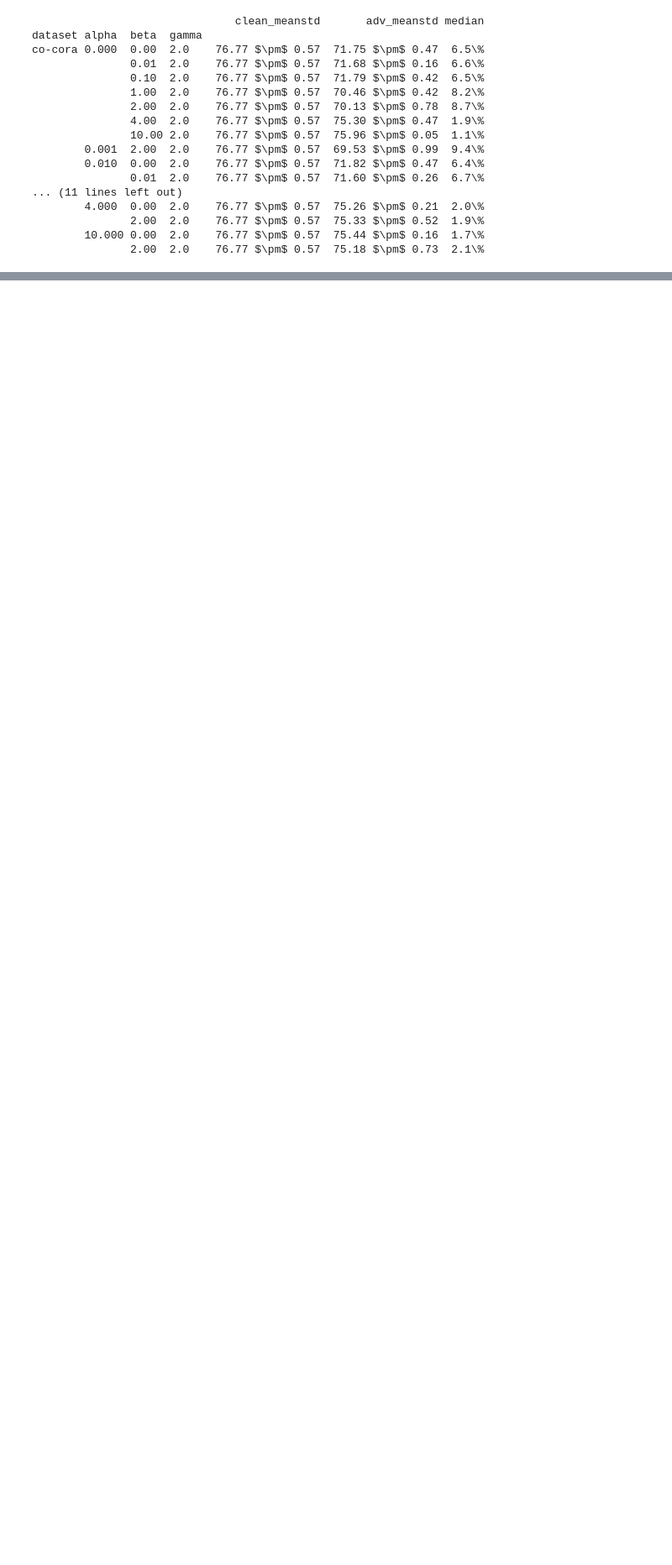
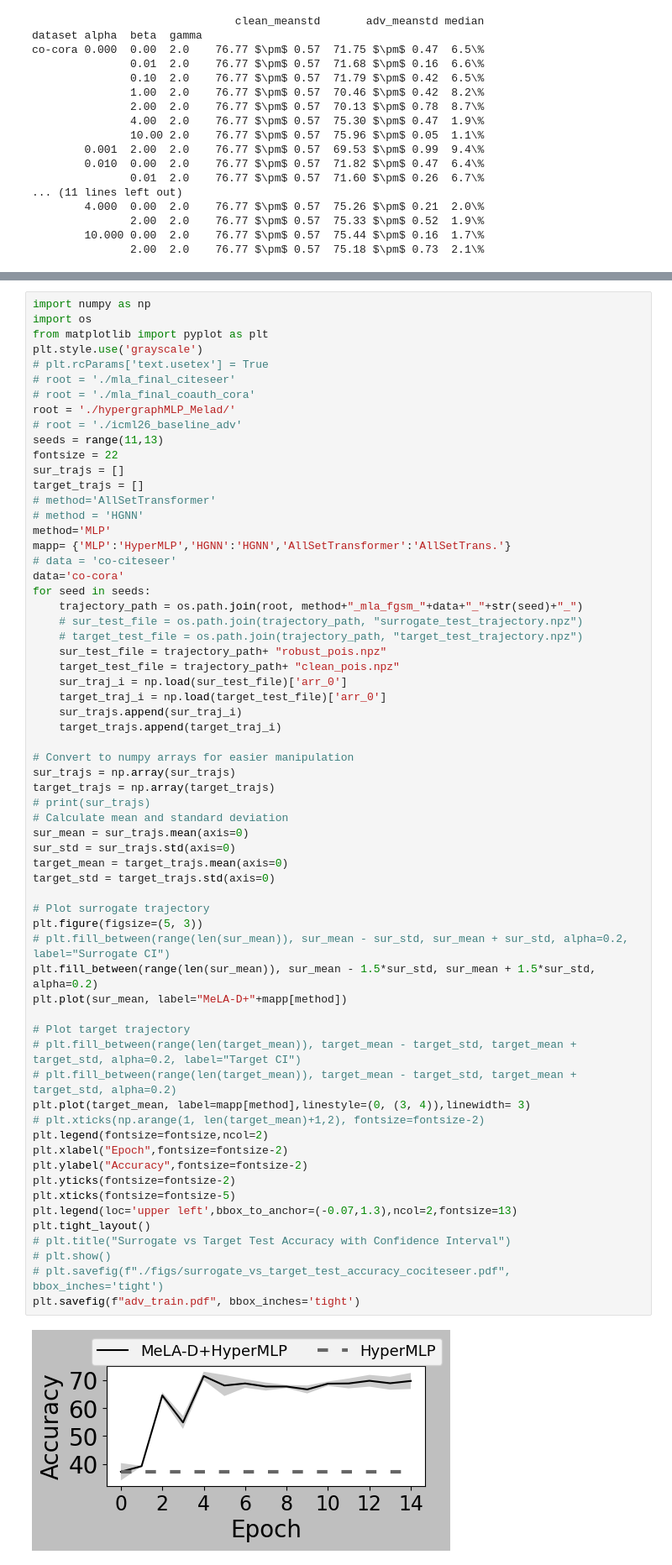
Before and after one commit to toggled/mela, a Jupyter notebook: src/plot.ipynb, the cells around one changed output, grey strips where cells are left out. Shown at 84% size. Drawn from its saved outputs; the diff is of its cells as text; blank space fills up the shorter version.

```diff
--- a/src/plot.ipynb
+++ b/src/plot.ipynb
@@ -231,0 +1664,65 @@ co-cora 0.000  0.00  2.0    76.77 $\pm$ 0.57  71.75 $\pm$ 0.47  6.5\%
+# %%
+import numpy as np
+import os
+from matplotlib import pyplot as plt
+plt.style.use('grayscale')
+# plt.rcParams['text.usetex'] = True
+# root = './mla_final_citeseer'
+# root = './mla_final_coauth_cora'
+root = './hypergraphMLP_Melad/'
+# root = './icml26_baseline_adv'
+seeds = range(11,13)
+fontsize = 22
+sur_trajs = []
+target_trajs = []
+# method='AllSetTransformer'
+# method = 'HGNN'
+method='MLP'
+mapp= {'MLP':'HyperMLP','HGNN':'HGNN','AllSetTransformer':'AllSetTrans.'}
+# data = 'co-citeseer'
+data='co-cora'
+for seed in seeds:
+    trajectory_path = os.path.join(root, method+"_mla_fgsm_"+data+"_"+str(seed)+"_")
+    # sur_test_file = os.path.join(trajectory_path, "surrogate_test_trajectory.npz")
+    # target_test_file = os.path.join(trajectory_path, "target_test_trajectory.npz")
+    sur_test_file = trajectory_path+ "robust_pois.npz"
+    target_test_file = trajectory_path+ "clean_pois.npz"
+    sur_traj_i = np.load(sur_test_file)['arr_0']
+    target_traj_i = np.load(target_test_file)['arr_0']
+    sur_trajs.append(sur_traj_i)
+    target_trajs.append(target_traj_i)
+
+# Convert to numpy arrays for easier manipulation
+sur_trajs = np.array(sur_trajs)
+target_trajs = np.array(target_trajs)
+# print(sur_trajs)
+# Calculate mean and standard deviation
+sur_mean = sur_trajs.mean(axis=0)
+sur_std = sur_trajs.std(axis=0)
+target_mean = target_trajs.mean(axis=0)
+target_std = target_trajs.std(axis=0)
+
+# Plot surrogate trajectory
+plt.figure(figsize=(5, 3))
+# plt.fill_between(range(len(sur_mean)), sur_mean - sur_std, sur_mean + sur_std, alpha=0.2, label="Surrogate CI")
+plt.fill_between(range(len(sur_mean)), sur_mean - 1.5*sur_std, sur_mean + 1.5*sur_std, alpha=0.2)
+plt.plot(sur_mean, label="MeLA-D+"+mapp[method])
+
+# Plot target trajectory
+# plt.fill_between(range(len(target_mean)), target_mean - target_std, target_mean + target_std, alpha=0.2, label="Target CI")
+# plt.fill_between(range(len(target_mean)), target_mean - target_std, target_mean + target_std, alpha=0.2)
+plt.plot(target_mean, label=mapp[method],linestyle=(0, (3, 4)),linewidth= 3)
+# plt.xticks(np.arange(1, len(target_mean)+1,2), fontsize=fontsize-2)
+plt.legend(fontsize=fontsize,ncol=2)
+plt.xlabel("Epoch",fontsize=fontsize-2)
+plt.ylabel("Accuracy",fontsize=fontsize-2)
+plt.yticks(fontsize=fontsize-2)
+plt.xticks(fontsize=fontsize-5)
+plt.legend(loc='upper left',bbox_to_anchor=(-0.07,1.3),ncol=2,fontsize=13)
+plt.tight_layout()
+# plt.title("Surrogate vs Target Test Accuracy with Confidence Interval")
+# plt.show()
+# plt.savefig(f"./figs/surrogate_vs_target_test_accuracy_cociteseer.pdf", bbox_inches='tight')
+plt.savefig(f"adv_train.pdf", bbox_inches='tight')
+# %% [output]
+[figure, added]
```
Also changed, not shown: parts of 43 cells of this notebook, 15 other files.
